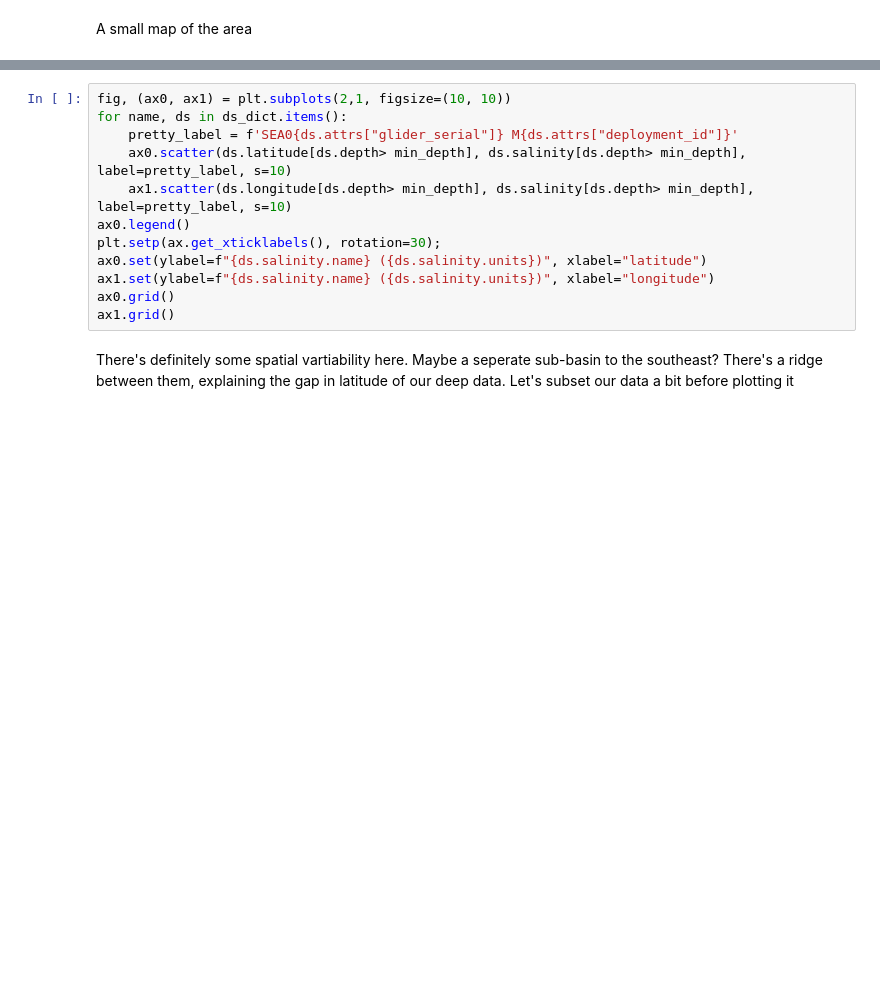
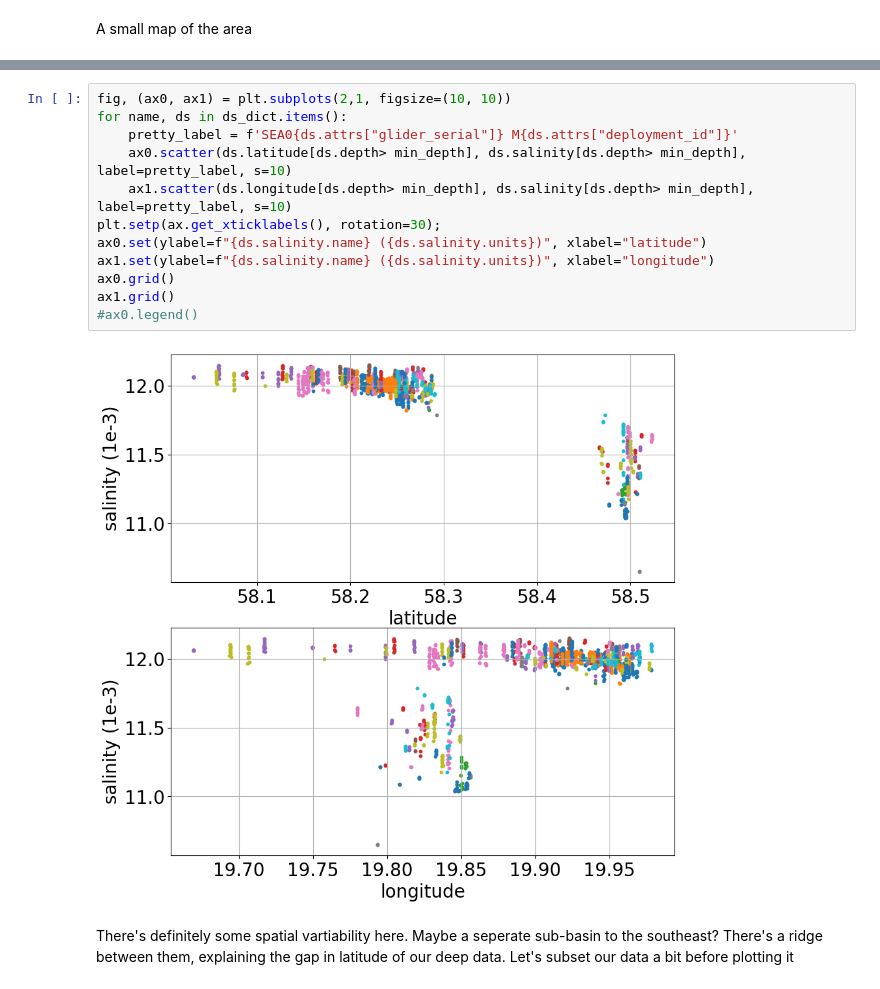
Before and after one commit to voto-ocean-knowledge/erddap_demo, a Jupyter notebook: 02_glider_analysis.ipynb, the cells around one changed output, grey strips where cells are left out. Saved outputs shown, nothing was run; the diff lists cells and outputs as text; blank space fills up the shorter version.

```diff
--- a/02_glider_analysis.ipynb
+++ b/02_glider_analysis.ipynb
@@ -85,15 +110,17 @@ Maybe there's a geographical gradient at play too? There appears to be a bimodal
 # %%
 fig, (ax0, ax1) = plt.subplots(2,1, figsize=(10, 10))
 for name, ds in ds_dict.items():
     pretty_label = f'SEA0{ds.attrs["glider_serial"]} M{ds.attrs["deployment_id"]}'
     ax0.scatter(ds.latitude[ds.depth> min_depth], ds.salinity[ds.depth> min_depth], label=pretty_label, s=10)
     ax1.scatter(ds.longitude[ds.depth> min_depth], ds.salinity[ds.depth> min_depth], label=pretty_label, s=10)
-ax0.legend()
 plt.setp(ax.get_xticklabels(), rotation=30);
 ax0.set(ylabel=f"{ds.salinity.name} ({ds.salinity.units})", xlabel="latitude")
 ax1.set(ylabel=f"{ds.salinity.name} ({ds.salinity.units})", xlabel="longitude")
 ax0.grid()
 ax1.grid()
+#ax0.legend()
+# %% [output]
+[figure, added]
 # %% [markdown]
 There's definitely some spatial vartiability here. Maybe a seperate sub-basin to the southeast? There's a ridge between them, explaining the gap in latitude of our deep data. Let's subset our data a bit before plotting it
 # %%
```
Also changed, not shown: parts of 12 cells of this notebook, 3 other files.
